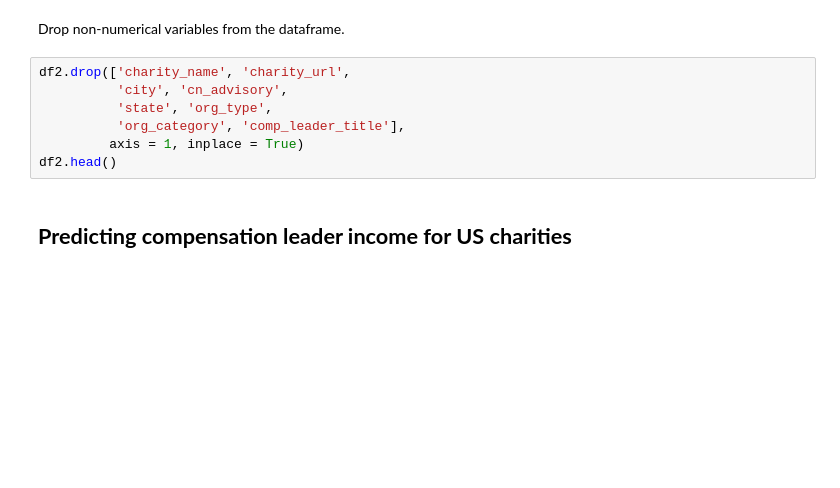
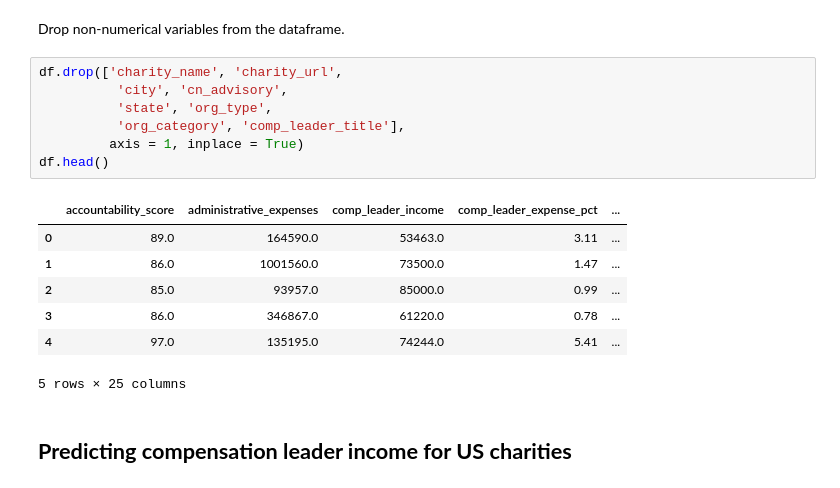
Before and after one commit to cyaris/charities_in_the_united_states, a Jupyter notebook: US Charities | Machine Learning with Linear Models.ipynb, the cells around one changed output. Drawn from its saved outputs; the diff is of its cells as text; blank space fills up the shorter version.

```diff
--- a/US Charities | Machine Learning with Linear Models.ipynb
+++ b/US Charities | Machine Learning with Linear Models.ipynb
@@ -61,12 +66,20 @@ NameError: name 'df2' is not defined
 # %% [markdown]
 Drop non-numerical variables from the dataframe.
 # %%
-df2.drop(['charity_name', 'charity_url',
+df.drop(['charity_name', 'charity_url',
           'city', 'cn_advisory',
           'state', 'org_type',
           'org_category', 'comp_leader_title'],
          axis = 1, inplace = True)
-df2.head()
+df.head()
+# %% [output]
+|  | accountability_score | administrative_expenses | comp_leader_income | comp_leader_expense_pct | ... |
+| 0 | 89.0 | 164590.0 | 53463.0 | 3.11 | ... |
+| 1 | 86.0 | 1001560.0 | 73500.0 | 1.47 | ... |
+| 2 | 85.0 | 93957.0 | 85000.0 | 0.99 | ... |
+| 3 | 86.0 | 346867.0 | 61220.0 | 0.78 | ... |
+| 4 | 97.0 | 135195.0 | 74244.0 | 5.41 | ... |
+5 rows × 25 columns
 # %% [markdown]
 ## **Predicting compensation leader income for US charities**
 # %% [markdown]
```
Also changed, not shown: parts of 50 cells of this notebook.
